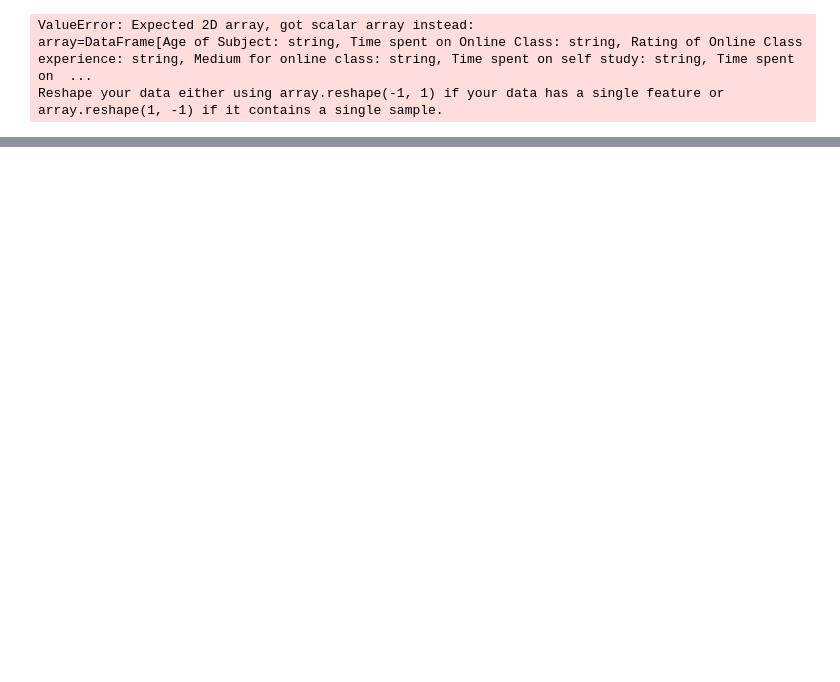
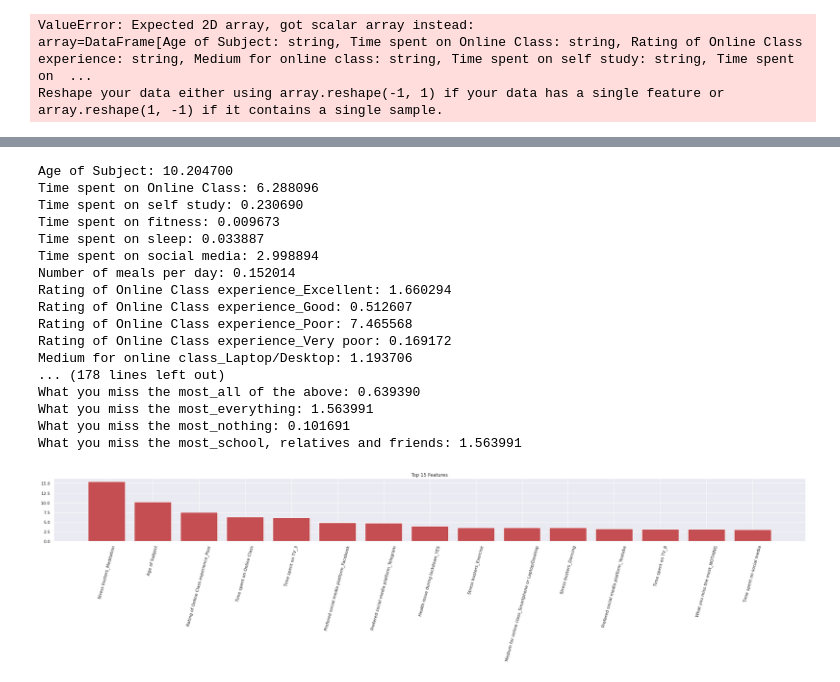
Before and after one commit to tanguolin/Iteration4, a Jupyter notebook: wtam186_Iteration4.ipynb, the cells around one changed output, grey strips where cells are left out. Cells and saved outputs as stored; diff of their text form; code cells hidden in the pictures; blank space fills up the shorter version.

```diff
--- a/wtam186_Iteration4.ipynb
+++ b/wtam186_Iteration4.ipynb
@@ -344,0 +370,56 @@ Reshape your data either using array.reshape(-1, 1) if your data has a single fe
+# %%
+from sklearn.feature_selection import SelectKBest
+from sklearn.feature_selection import chi2
+import numpy as np
+import pandas as pd
+
+# Extract the target variable
+y = dfpd["Region of residence"]
+
+# Drop the columns that won't be used as features
+drop_columns = ["ID", "Region of residence"]
+X = dfpd.drop(drop_columns, axis=1)
+
+# Perform one-hot encoding on categorical columns
+categorical_columns = X.select_dtypes(include=["object"]).columns.tolist()
+X_encoded = pd.get_dummies(X, columns=categorical_columns, drop_first=True)
+
+# Produce and print scores for each feature using SelectKBest
+sf = SelectKBest(chi2, k='all')
+sf_fit = sf.fit(X_encoded, y)
+
+# Print feature scores
+for i in range(len(sf_fit.scores_)):
+    print('%s: %f' % (X_encoded.columns[i], sf_fit.scores_[i]))
+
+# Visualize the scores (you can adjust the number of features to display)
+import matplotlib.pyplot as plt
+
+indices = np.argsort(sf_fit.scores_)[::-1]
+top_features = 15  # Number of top features to display
+features = X_encoded.columns[indices[:top_features]]
+
+plt.figure(figsize=(35, 3))
+plt.bar(features, sf_fit.scores_[indices[:top_features]], color='r', align='center')
+plt.xticks(rotation=75)
+plt.title(f'Top {top_features} Features')
+plt.show()
+# %% [output]
+Age of Subject: 10.204700
+Time spent on Online Class: 6.288096
+Time spent on self study: 0.230690
+Time spent on fitness: 0.009673
+Time spent on sleep: 0.033887
+Time spent on social media: 2.998894
+Number of meals per day: 0.152014
+Rating of Online Class experience_Excellent: 1.660294
+Rating of Online Class experience_Good: 0.512607
+Rating of Online Class experience_Poor: 7.465568
+Rating of Online Class experience_Very poor: 0.169172
+Medium for online class_Laptop/Desktop: 1.193706
+... (178 lines left out)
+What you miss the most_all of the above: 0.639390
+What you miss the most_everything: 1.563991
+What you miss the most_nothing: 0.101691
+What you miss the most_school, relatives and friends: 1.563991
+[figure, added]
```
Also changed, not shown: parts of 8 cells of this notebook.
